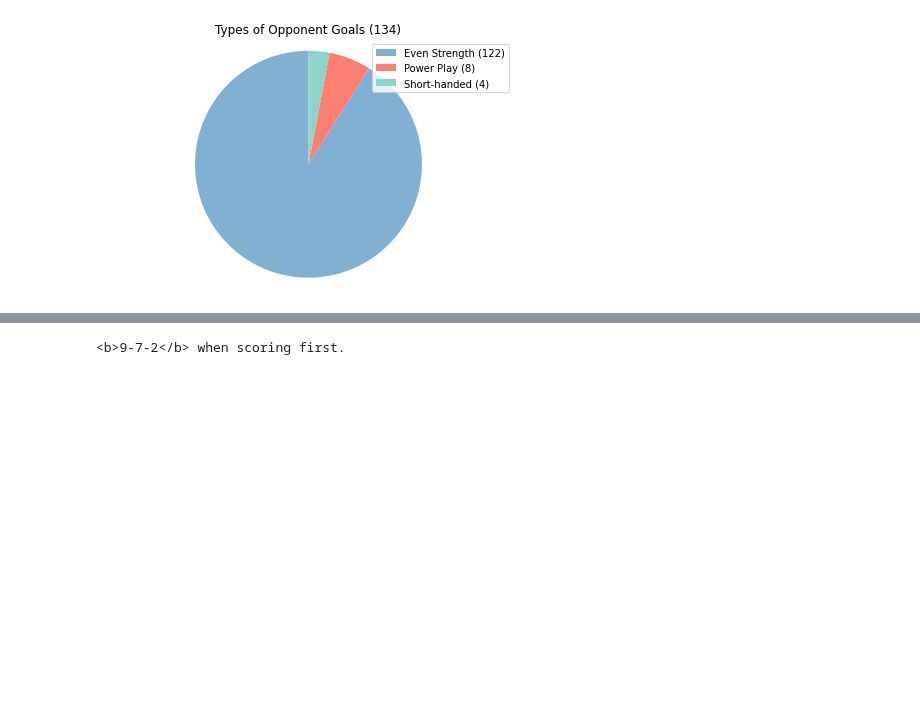
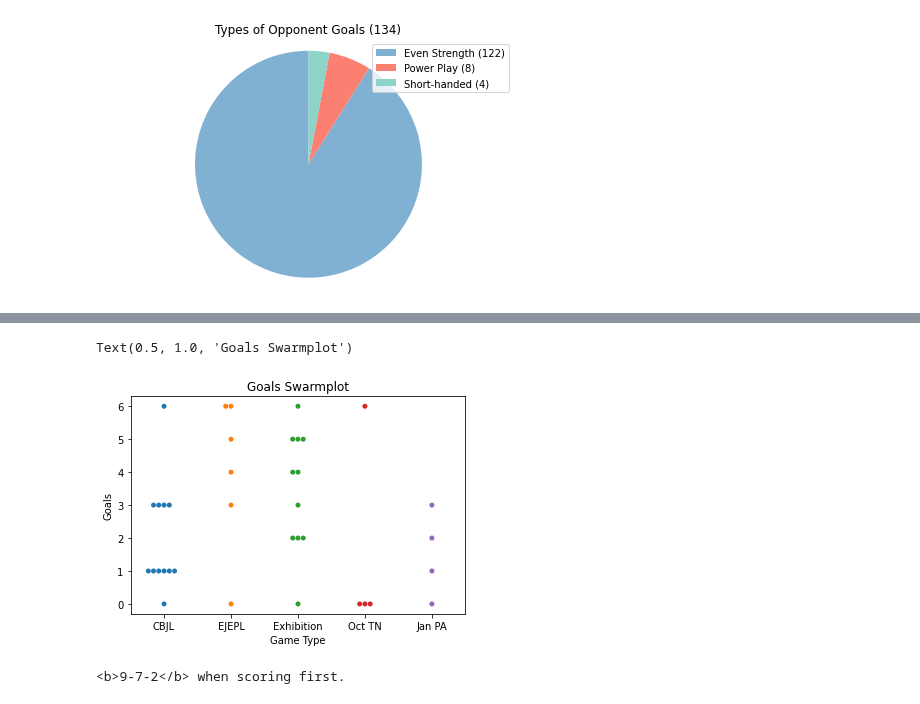
Before and after one commit to werntzp/hockey-stats, a Jupyter notebook: stats_charts.ipynb, the cells around one changed output, grey strips where cells are left out. Drawn from its saved outputs; the diff is of its cells as text; code cells hidden in the pictures; blank space fills up the shorter version.

```diff
--- a/stats_charts.ipynb
+++ b/stats_charts.ipynb
@@ -323,3 +585,32 @@ plt.show()
+# %%
+# create a swarm plot for goals over the seasons
+
+# create a new data frame with totals
+dfx = pd.DataFrame(columns=["game",	"goals",	"shots", "location", "league", "goalie"])
+
+# all games
+games = df_games.game
+
+# loop through those games to pull out opponent shots and total up
+for g in games:
+  league = df_games[df_games.game == g].iloc[0,8]
+  goals = df_games[df_games.game == g].axscore.iloc[0]
+  dfx = dfx.append({'game': g, 'goals': float(goals), 'league': league, 'goalie': goalie} , ignore_index=True)
+
+dfx.sort_values(by=['league'], inplace=True)
+
+# replace columns in base df
+dfx['league'] = dfx['league'].map({'e': 'EJEPL', 'c': 'CBJL', 'o': 'Exhibition', 't1': 'Oct TN', 't2': 'Jan PA'})
+
+#print(dfx)
+
+ax = sns.swarmplot(x=dfx['league'], y=dfx['goals'])
+
+ax.set(xlabel='Game Type', ylabel='Goals')
+ax.set_title("Goals Swarmplot")
+# %% [output]
+Text(0.5, 1.0, 'Goals Swarmplot')
+[figure, added]
 # %%
 # calculate how many times Xtreme scored first
 
```
Also changed, not shown: parts of 11 cells of this notebook.
